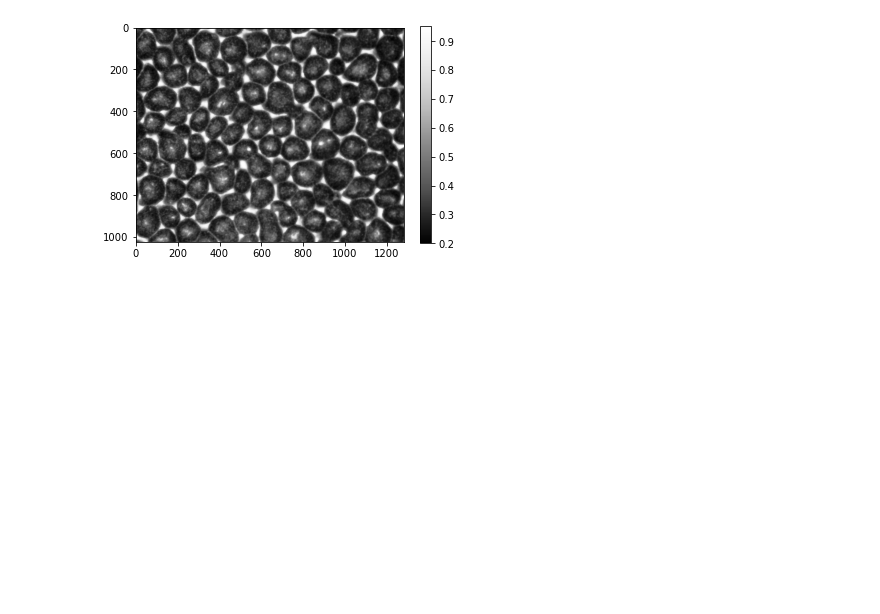
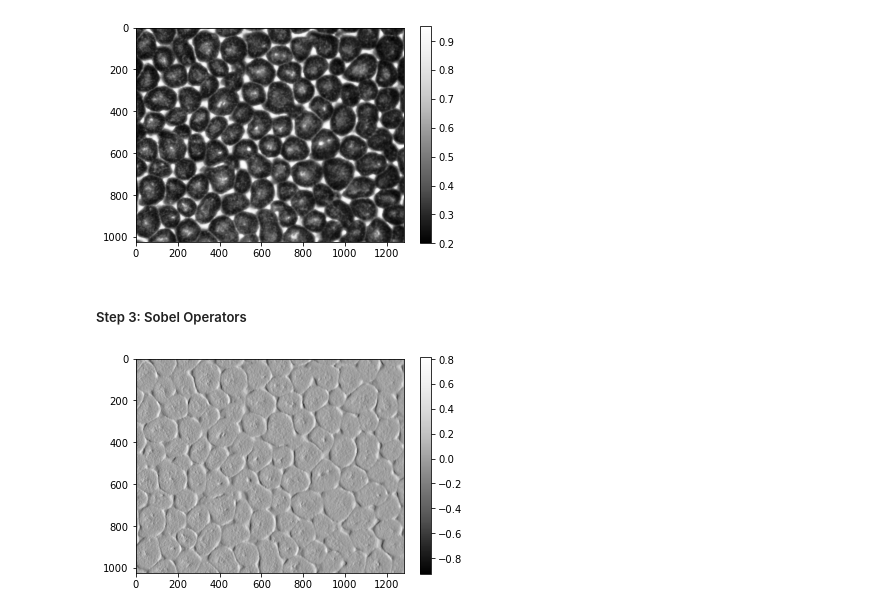
Before and after one commit to johnmays/convection-cell-research, a Jupyter notebook: image_processing/canny_edge.ipynb, the cells around one changed output. Drawn from its saved outputs; the diff is of its cells as text; code cells hidden in the pictures; blank space fills up the shorter version.

```diff
--- a/image_processing/canny_edge.ipynb
+++ b/image_processing/canny_edge.ipynb
@@ -22,5 +22,5 @@ Working with second image
 # %% [markdown]
 ##### Step 1: Grayscale
 # %%
-clear_frame = clear_frame[...,1]
+clear_frame_gray = clear_frame[...,1]
 # %%
@@ -31,5 +31,5 @@ plt.colorbar();
 # %% [markdown]
 ##### Step 2: Slight Gaussian Blur to get rid of noise
 # %%
-clear_frame = cv2.GaussianBlur(clear_frame, (5,5), 0)
+clear_frame_blur = cv.GaussianBlur(clear_frame_gray, (5,5), 0)
 # %%
@@ -37,3 +37,12 @@ plt.imshow(clear_frame, cmap='Greys_r')
 plt.colorbar();
 # %% [output]
 [figure]
+# %% [markdown]
+##### Step 3: Sobel Operators
+# %%
+clear_frame_sobel = cv.Sobel(clear_frame_blur, cv.CV_32F, 1, 0, ksize=3, borderType=cv.BORDER_DEFAULT)
+# %%
+plt.imshow(clear_frame_sobel, cmap='Greys_r')
+plt.colorbar();
+# %% [output]
+[figure, added]
```
Also changed, not shown: parts of 10 cells of this notebook.
